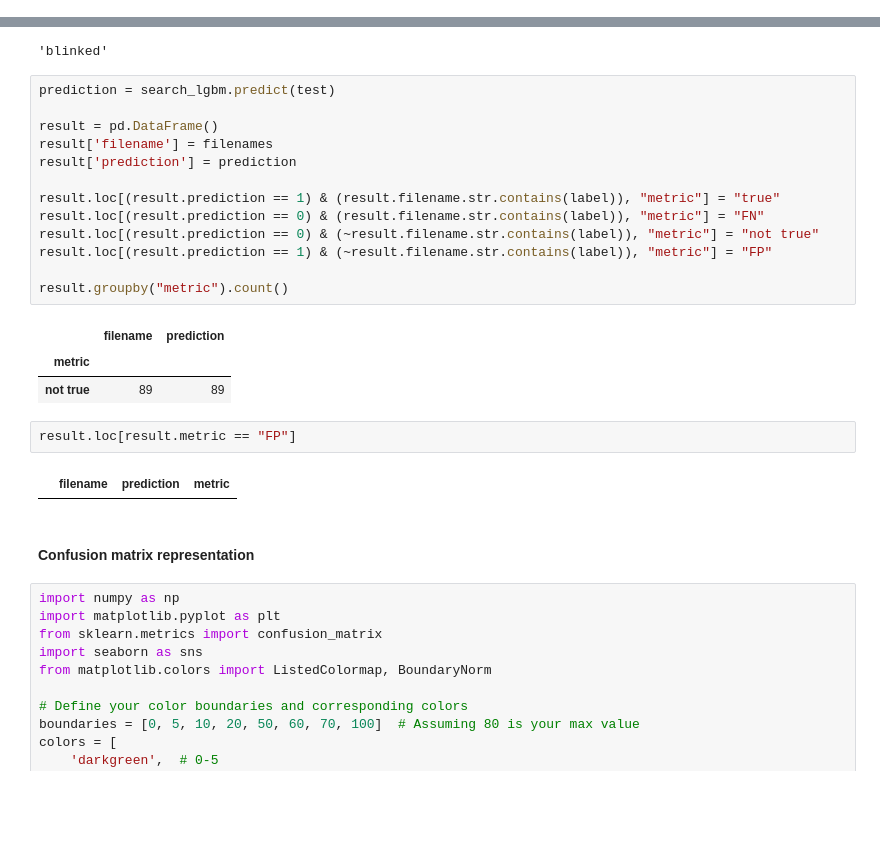
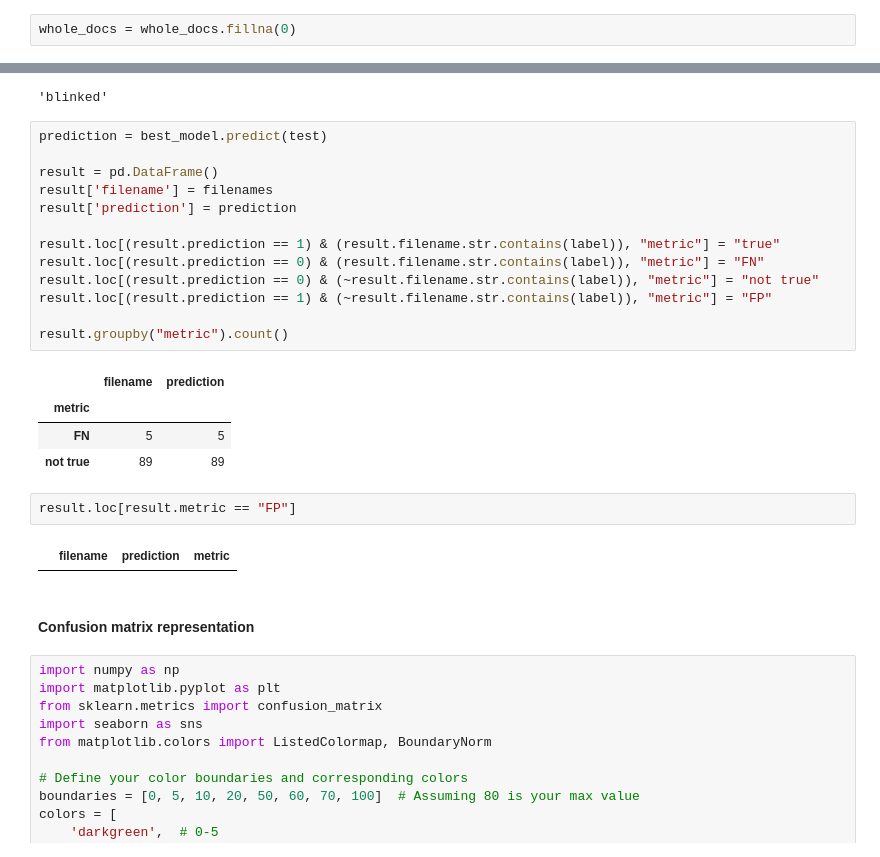
Before and after one commit to Tehnik762/Pictureminator, a Jupyter notebook: Manual__Blinked.ipynb, the cells around one changed output, grey strips where cells are left out. Cells and saved outputs as stored; diff of their text form; blank space fills up the shorter version.

Commit message:
Test of RFECV

```diff
--- a/Manual__Blinked.ipynb
+++ b/Manual__Blinked.ipynb
@@ -61,2 +63,4 @@ whole_docs = whole_docs.drop(columns=["filename"])
+# %%
+whole_docs = whole_docs.fillna(0)
 # %%
 y = whole_docs.pop(label)
@@ -187,28 +186,29 @@ label
 # %% [output]
 'blinked'
 # %%
-prediction = search_lgbm.predict(test)
+prediction = best_model.predict(test)
 
 result = pd.DataFrame()
 result['filename'] = filenames
 result['prediction'] = prediction
 
 result.loc[(result.prediction == 1) & (result.filename.str.contains(label)), "metric"] = "true"
 result.loc[(result.prediction == 0) & (result.filename.str.contains(label)), "metric"] = "FN"
 result.loc[(result.prediction == 0) & (~result.filename.str.contains(label)), "metric"] = "not true"
 result.loc[(result.prediction == 1) & (~result.filename.str.contains(label)), "metric"] = "FP"
 
 result.groupby("metric").count()
 # %% [output]
 |  | filename | prediction |
 | metric |  |  |
+| FN | 5 | 5 |
 | not true | 89 | 89 |
 # %%
 result.loc[result.metric == "FP"]
 # %% [output]
 |  | filename | prediction | metric |
-# %% [markdown]
-#### Confusion matrix representation
+# %% [markdown]
+#### Confusion matrix representation
 # %%
 import numpy as np
 import matplotlib.pyplot as plt
```
Also changed, not shown: parts of 18 cells of this notebook, 7 other files.
